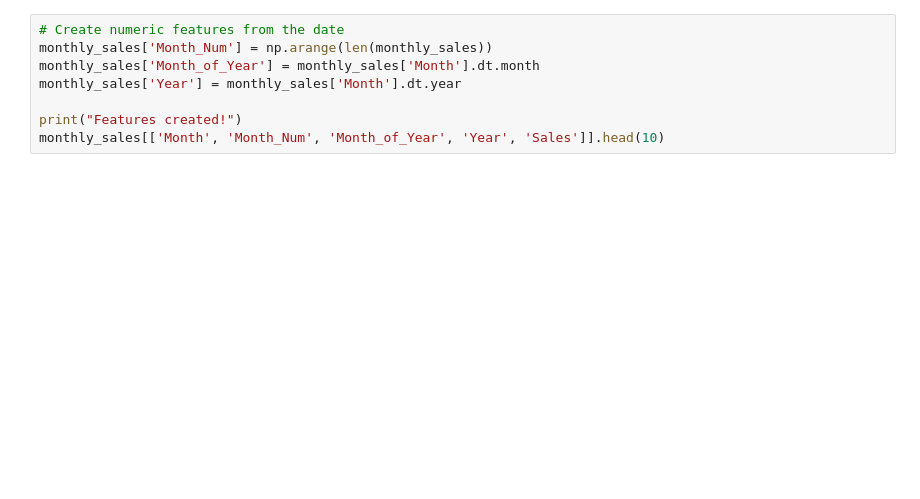
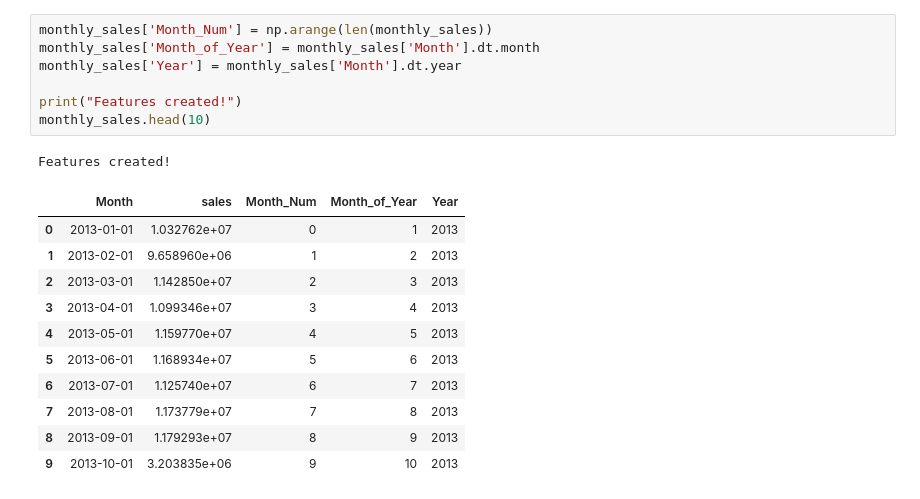
Before and after one commit to Sindhu-MRIT/FUTURE_ML_01, a Jupyter notebook: sales_forecast.ipynb, the cells around one changed output. Cells and saved outputs as stored; diff of their text form; blank space fills up the shorter version.

```diff
--- a/sales_forecast.ipynb
+++ b/sales_forecast.ipynb
@@ -51,9 +72,21 @@ print("Chart saved as historical_sales.png")
 # %%
-# Create numeric features from the date
 monthly_sales['Month_Num'] = np.arange(len(monthly_sales))
 monthly_sales['Month_of_Year'] = monthly_sales['Month'].dt.month
 monthly_sales['Year'] = monthly_sales['Month'].dt.year
 
 print("Features created!")
-monthly_sales[['Month', 'Month_Num', 'Month_of_Year', 'Year', 'Sales']].head(10)
+monthly_sales.head(10)
+# %% [output]
+Features created!
+|  | Month | sales | Month_Num | Month_of_Year | Year |
+| 0 | 2013-01-01 | 1.032762e+07 | 0 | 1 | 2013 |
+| 1 | 2013-02-01 | 9.658960e+06 | 1 | 2 | 2013 |
+| 2 | 2013-03-01 | 1.142850e+07 | 2 | 3 | 2013 |
+| 3 | 2013-04-01 | 1.099346e+07 | 3 | 4 | 2013 |
+| 4 | 2013-05-01 | 1.159770e+07 | 4 | 5 | 2013 |
+| 5 | 2013-06-01 | 1.168934e+07 | 5 | 6 | 2013 |
+| 6 | 2013-07-01 | 1.125740e+07 | 6 | 7 | 2013 |
+| 7 | 2013-08-01 | 1.173779e+07 | 7 | 8 | 2013 |
+| 8 | 2013-09-01 | 1.179293e+07 | 8 | 9 | 2013 |
+| 9 | 2013-10-01 | 3.203835e+06 | 9 | 10 | 2013 |
 # %%
```
Also changed, not shown: parts of 12 cells of this notebook.
